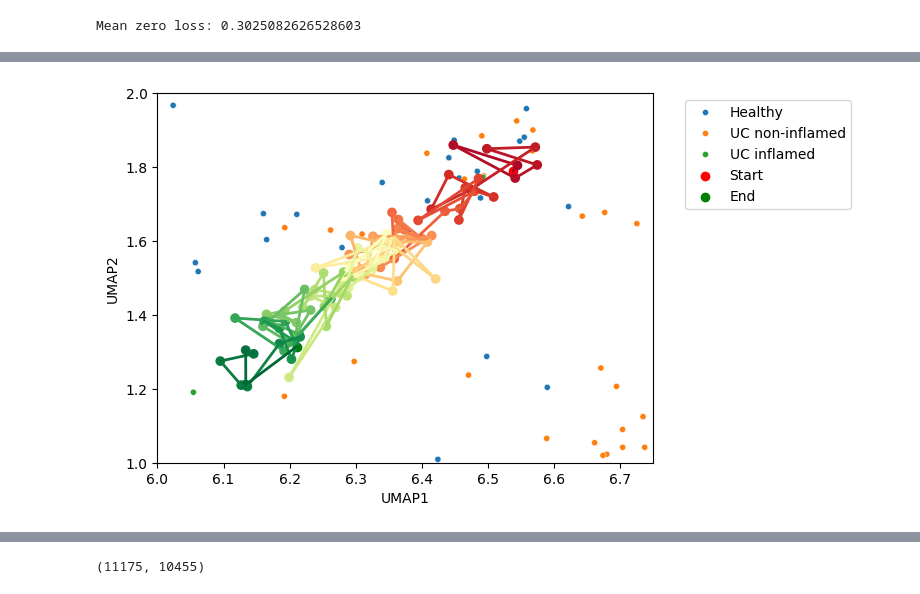
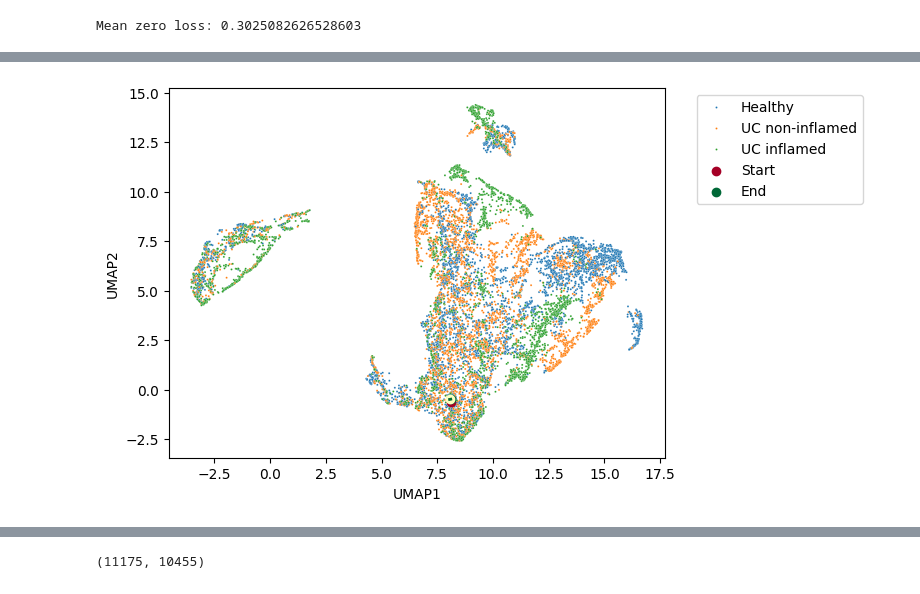
Before and after one commit to MaciejPiernik/virtual-cell-line, a Jupyter notebook: notebooks/playground.ipynb, the cells around one changed output, grey strips where cells are left out. Saved outputs shown, nothing was run; the diff lists cells and outputs as text; code cells hidden in the pictures.

Commit message:
App + model weights

```diff
--- a/notebooks/playground.ipynb
+++ b/notebooks/playground.ipynb
@@ -42,6 +45,10 @@ response = mart.search({
 # %%
 protein_coding_genes = [line.strip() for line in response.iter_lines(decode_unicode=True)]
 protein_coding_genes = set(protein_coding_genes)
+# %%
+# save the protein coding genes to a file
+with open('protein_coding_genes.txt', 'w') as f:
+    f.write('\n'.join(protein_coding_genes))
 # %%
 filtered_df = expression_data[[gene for gene in expression_data.columns if gene in protein_coding_genes]]
 # %%
@@ -252,15 +259,16 @@ X_test = torch.tensor(X_test, dtype=torch.float32)
 
 # Hyperparameters
 input_size = X_train.shape[1]
-hidden_size = 124
+layer_dims = [input_size, 1024]
 num_epochs = 50
 learning_rate = 0.001
 masking_value = 0
 batch_size = 32
+min_genes_to_mask = 0.5
 max_genes_to_mask = 0.8
 
 # Create the autoencoder model
-model = Autoencoder(input_size, hidden_size)
+model = Autoencoder(layer_dims)
 # model = TransformerAutoencoder(input_size, hidden_size, nhead=1, num_layers=1)
 
 # Loss function and optimizer
@@ -284,7 +292,7 @@ for epoch in range(num_epochs):
             # Corrupt the input data by setting the selected gene to a special value
             mask = batch[i] != masking_value
             non_empty_indexes = torch.nonzero(mask).flatten()
-            no_of_genes_to_mask = torch.randint(1, int(max_genes_to_mask * len(non_empty_indexes)), (1,))
+            no_of_genes_to_mask = torch.randint(int(min_genes_to_mask * len(non_empty_indexes)), int(max_genes_to_mask * len(non_empty_indexes)), (1,))
             selected_genes = non_empty_indexes[torch.randint(len(non_empty_indexes), (no_of_genes_to_mask,))]
 
             batch_corrupted[i, selected_genes] = masking_value
@@ -292,12 +300,12 @@ for epoch in range(num_epochs):
         # Forward pass
         output = model(batch_corrupted)
 
-        # # Compute loss only for the selected genes
-        # loss = criterion(output[batch != batch_corrupted], batch[batch != batch_corrupted])
+        # Compute loss only for the selected genes
+        loss = criterion(output[batch != batch_corrupted], batch[batch != batch_corrupted])
 
-        # Compute the loss for all non-zero genes in the batch
-        mask = batch != masking_value
-        loss = criterion(output[mask], batch[mask])
+        # # Compute the loss for all non-zero genes in the batch
+        # mask = batch != masking_value
+        # loss = criterion(output[mask], batch[mask])
 
         epoch_losses.append(loss.item())
 
@@ -320,7 +328,7 @@ for epoch in range(num_epochs):
             for i in range(batch.size(0)):
                 mask = batch[i] != masking_value
                 non_empty_indexes = torch.nonzero(mask).flatten()
-                no_of_genes_to_mask = torch.randint(1, int(max_genes_to_mask * len(non_empty_indexes)), (1,))
+                no_of_genes_to_mask = torch.randint(int(min_genes_to_mask * len(non_empty_indexes)), int(max_genes_to_mask * len(non_empty_indexes)), (1,))
                 selected_genes = non_empty_indexes[torch.randint(len(non_empty_indexes), (no_of_genes_to_mask,))]
 
                 batch_corrupted[i, selected_genes] = masking_value
@@ -354,3 +371,5 @@ Epoch [49/50], Loss: 0.1010, Val selected loss: 0.1334, Val nonzero loss: 0.1319
+# %%
+model = model.eval()
 # %%
 # check the loss of a model that predicts mean value for all the genes; compute the means for each gene separately and use only non-zero values
 zero_losses = []
@@ -500,27 +565,27 @@ Gene name: TMLHE
 # %%
-sns.scatterplot(data=plot_data, x='UMAP1', y='UMAP2', hue='Inflammation', s=20);
+sns.scatterplot(data=plot_data, x='UMAP1', y='UMAP2', hue='Inflammation', s=2);
 
 # plot a path following the cell states, coloring each edge and state from red to green, but don't add the colors to the legend
 colors = np.linspace(0, 1, cell_states_embedding.shape[0])
-plt.scatter(cell_states_embedding[0, 0], cell_states_embedding[0, 1], color='red', label='Start')
-plt.scatter(cell_states_embedding[-1, 0], cell_states_embedding[-1, 1], color='green', label='End')
+plt.scatter(cell_states_embedding[0, 0], cell_states_embedding[0, 1], color=plt.cm.RdYlGn(colors[0]), label='Start')
+plt.scatter(cell_states_embedding[-1, 0], cell_states_embedding[-1, 1], color=plt.cm.RdYlGn(colors[-1]), label='End')
 plt.scatter(cell_states_embedding[1:-1, 0], cell_states_embedding[1:-1, 1], color=plt.cm.RdYlGn(colors[1:-1]))
 
 # plot lines connecting the cell states, coloring each edge from red to green
 for i in range(1, cell_states_embedding.shape[0]):
     plt.plot([cell_states_embedding[i-1, 0], cell_states_embedding[i, 0]], [cell_states_embedding[i-1, 1], cell_states_embedding[i, 1]], color=plt.cm.RdYlGn(colors[i]), linewidth=2)
 
 # move the legend outside the plot
 plt.legend(bbox_to_anchor=(1.05, 1), loc='upper left');
 
 # zoom in on the path
-plt.xlim(6, 6.75)
-plt.ylim(1, 2);
+# plt.xlim(6, 6.75)
+# plt.ylim(1, 2);
 
 # save the plot to a file
-plt.savefig('path_zoom.png', dpi=300, bbox_inches='tight')
+# plt.savefig('path_zoom.png', dpi=300, bbox_inches='tight')
 # %% [output]
-[figure, old version]
+[figure, new version]
 # %%
 # predict the expression for all samples in the test set and embed them
 predicted_expressions = []
```
Also changed, not shown: parts of 15 cells of this notebook, 2 other files.
